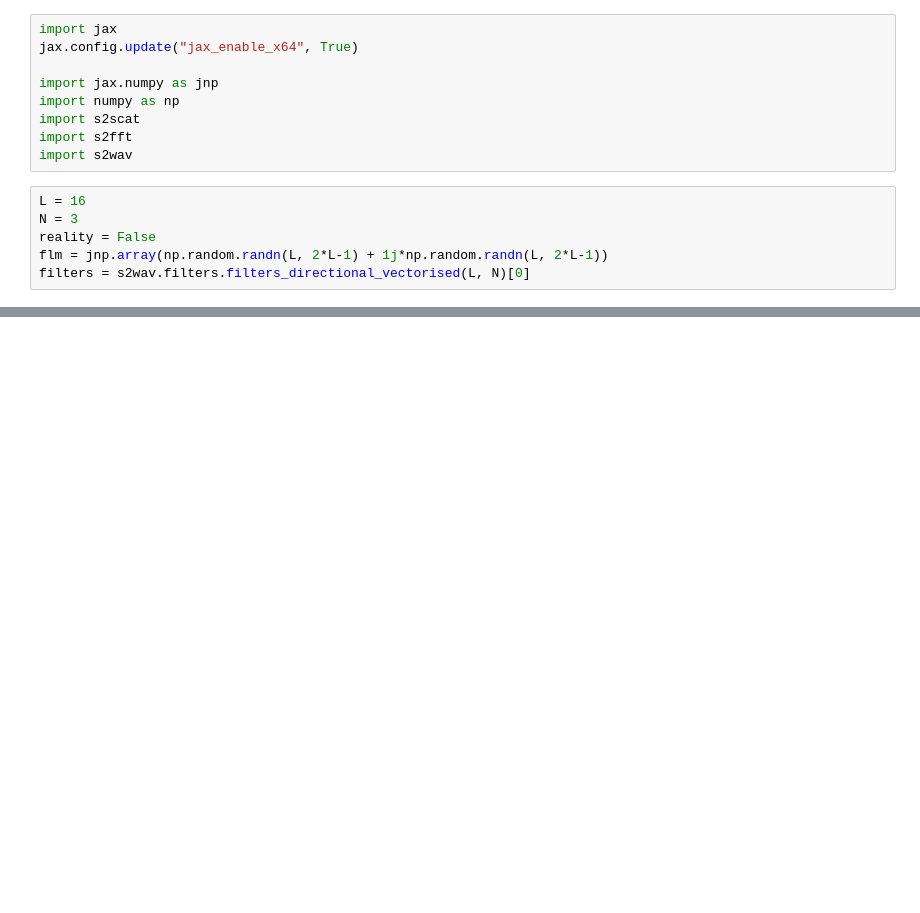
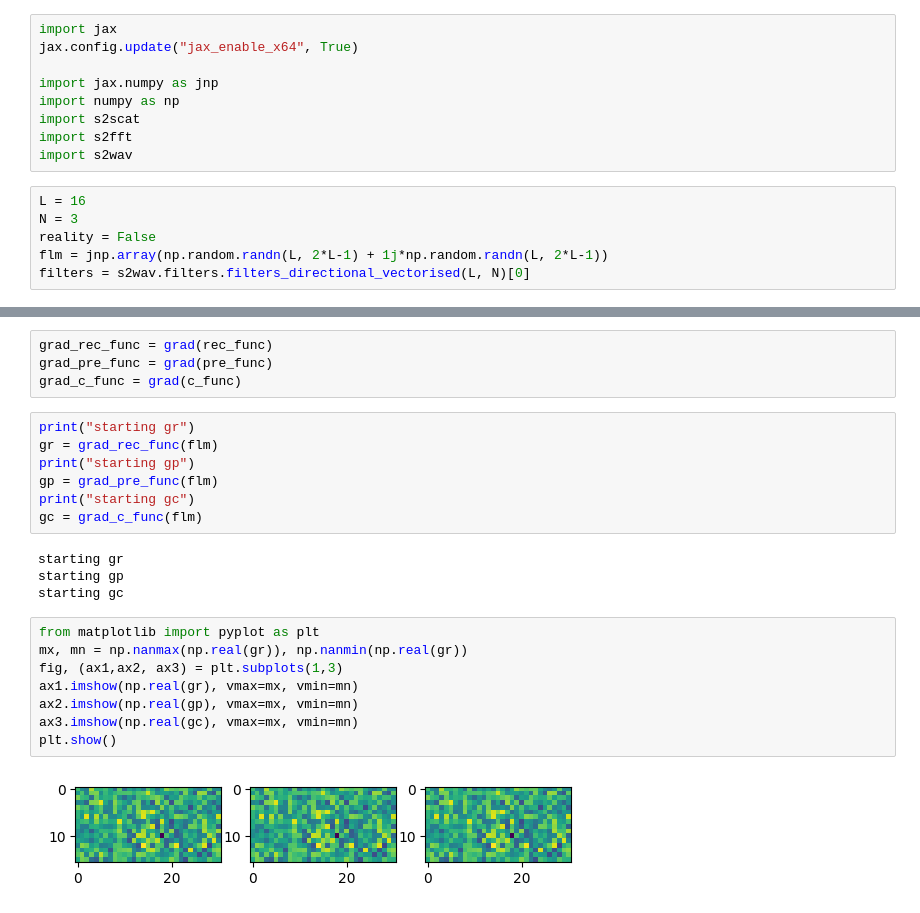
Before and after one commit to astro-informatics/s2scat, a Jupyter notebook: notebooks/dev_ops.ipynb, the cells around one changed output, grey strips where cells are left out. Drawn from its saved outputs; the diff is of its cells as text; blank space fills up the shorter version.

```diff
--- a/notebooks/dev_ops.ipynb
+++ b/notebooks/dev_ops.ipynb
@@ -66,0 +89,25 @@ def new_func(flm):
+# %%
+grad_rec_func = grad(rec_func)
+grad_pre_func = grad(pre_func)
+grad_c_func = grad(c_func)
+# %%
+print("starting gr")
+gr = grad_rec_func(flm)
+print("starting gp")
+gp = grad_pre_func(flm)
+print("starting gc")
+gc = grad_c_func(flm)
+# %% [output]
+starting gr
+starting gp
+starting gc
+# %%
+from matplotlib import pyplot as plt
+mx, mn = np.nanmax(np.real(gr)), np.nanmin(np.real(gr))
+fig, (ax1,ax2, ax3) = plt.subplots(1,3)
+ax1.imshow(np.real(gr), vmax=mx, vmin=mn)
+ax2.imshow(np.real(gp), vmax=mx, vmin=mn)
+ax3.imshow(np.real(gc), vmax=mx, vmin=mn)
+plt.show()
+# %% [output]
+[figure, added]
```
Also changed, not shown: parts of 10 cells of this notebook.
